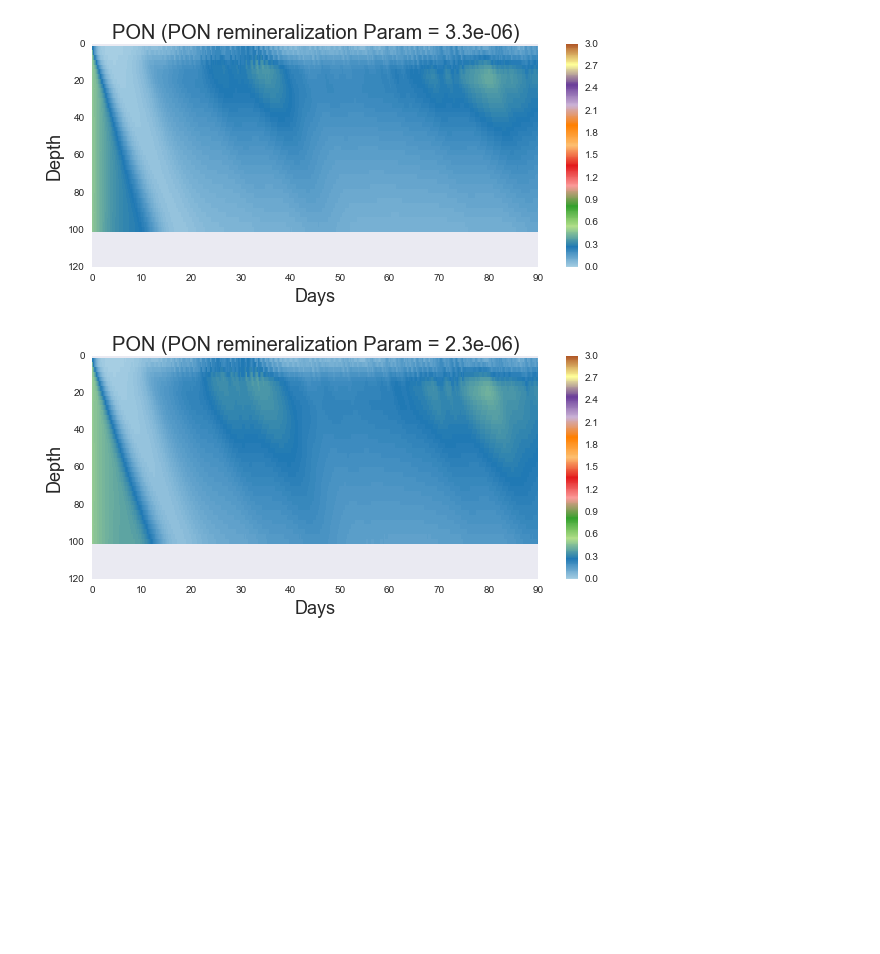
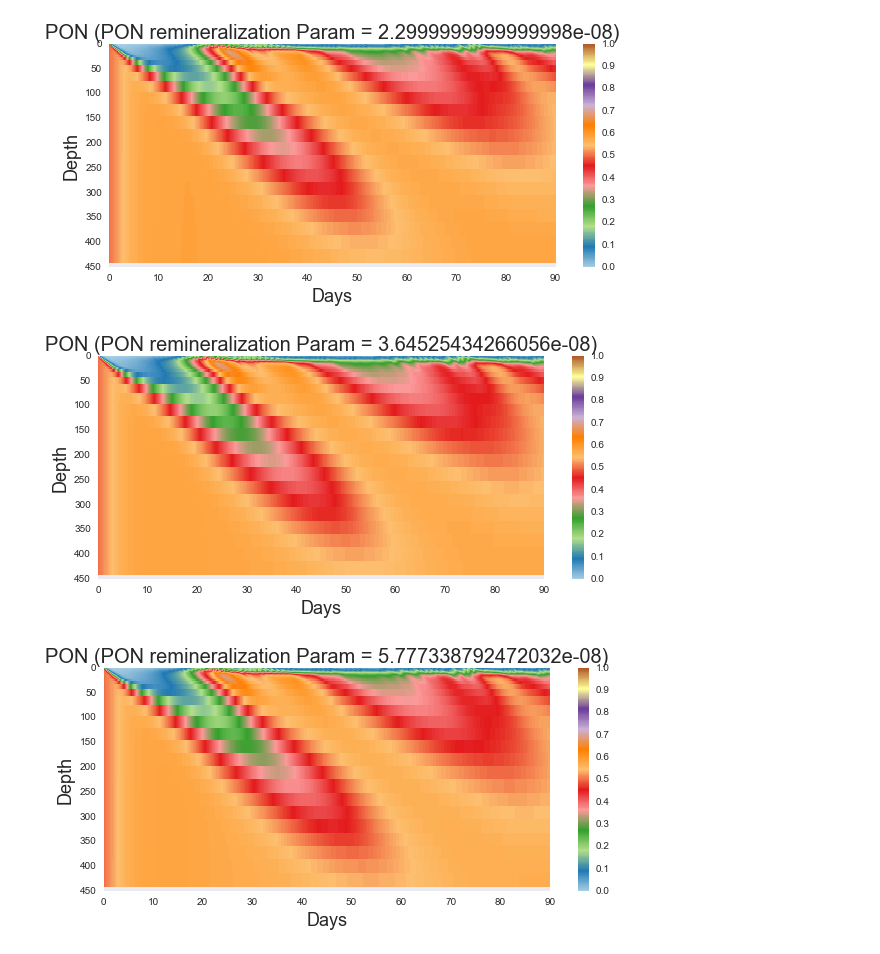
Before and after one commit to SalishSeaCast/analysis-james, a Jupyter notebook: notebooks/PON_remin.ipynb, the cells around one changed output. Drawn from its saved outputs; the diff is of its cells as text; code cells hidden in the pictures; blank space fills up the shorter version.

```diff
--- a/notebooks/PON_remin.ipynb
+++ b/notebooks/PON_remin.ipynb
@@ -12,13 +12,13 @@ plt.rcParams['image.cmap'] = 'Paired'
 #sns.set(font_scale=2)
 # %%
 # Parent directory for the results of this run
-group_results_directory = '/data/jpetrie/MEOPAR/SalishSea/results/remin_comparison/'
+group_results_directory = '/data/jpetrie/MEOPAR/SalishSea/results/remin_param_sweep_new_depth//'
 tracer_file = 'SS5x5_1h_20150201_20150501_ptrc_T.nc'
 individual_directories = []
 param_vals = []
 for file in os.listdir(group_results_directory):
-    if file.startswith("D_PON_"):
-        val = float(file.split("D_PON_")[1])
+    if file.startswith("nampisrem_zz_remin_D_PON_"):
+        val = float(file.split("nampisrem_zz_remin_D_PON_")[1])
         individual_directories.append(file)
         param_vals.append(val)
 
@@ -27,18 +27,22 @@ tracer_datasets = [xr.open_dataset(group_results_directory + '/' + file +'/' + t
 dataset_dict = dict(zip(param_vals, tracer_datasets))
 # %%
 # Plot depth/time/PON heatmap for each value of alpha
-for PON_remin_const in dataset_dict:
+keys = (list(dataset_dict.keys()))
+keys.sort()
+
+for PON_remin_const in keys:
     z = dataset_dict[PON_remin_const].deptht.values
     t= np.array([float(x) for x in dataset_dict[PON_remin_const].time_centered.values])
     tz,zt=np.meshgrid((t[:] - t[0])/10**9/3600/24,z[:])
 
     fig, ax = plt.subplots(1, 1,figsize=(10,4))
-    mesh=plt.pcolormesh(tz,zt,dataset_dict[PON_remin_const].POC.values[:,:,2,2].T, vmin = 0, vmax = 3)
+    mesh=plt.pcolormesh(tz,zt,dataset_dict[PON_remin_const].POC.values[:,:,2,2].T, vmin = 0, vmax = 1)
     fig.colorbar(mesh)
     plt.gca().invert_yaxis()
     plt.title("PON (PON remineralization Param = " + str(PON_remin_const)+")", size = 20)
     plt.xlabel("Days", size =18)
     plt.ylabel("Depth", size = 18)
 # %% [output]
-[figure, old version]
+[figure, new version]
-[figure, old version]
+[figure, new version]
+[figure, added]
```
Also changed, not shown: parts of 11 cells of this notebook, 2 other files.
